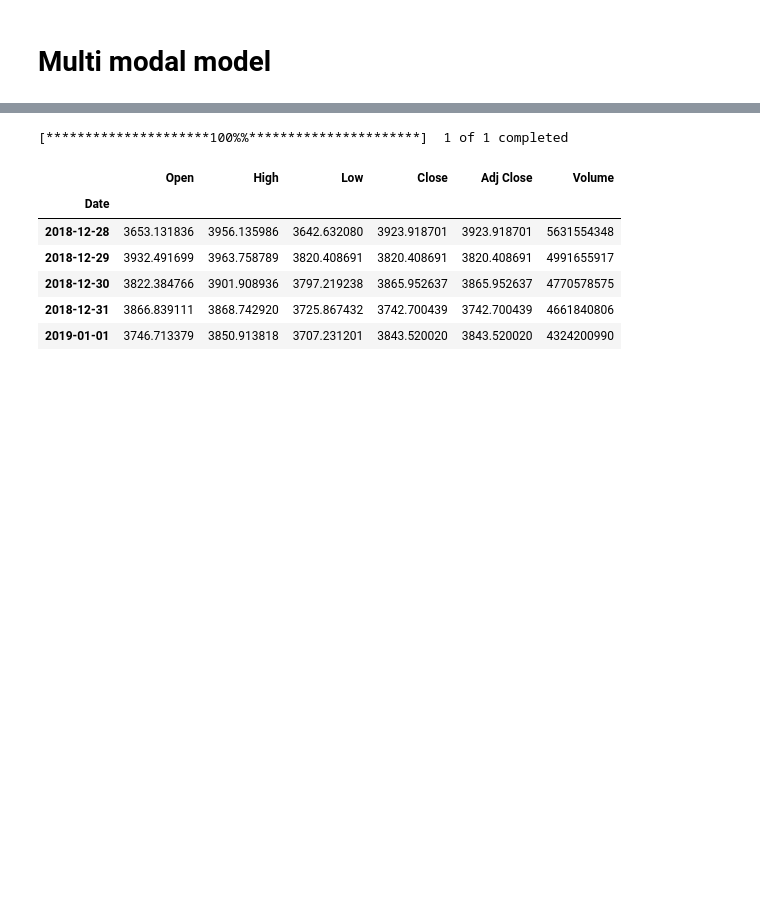
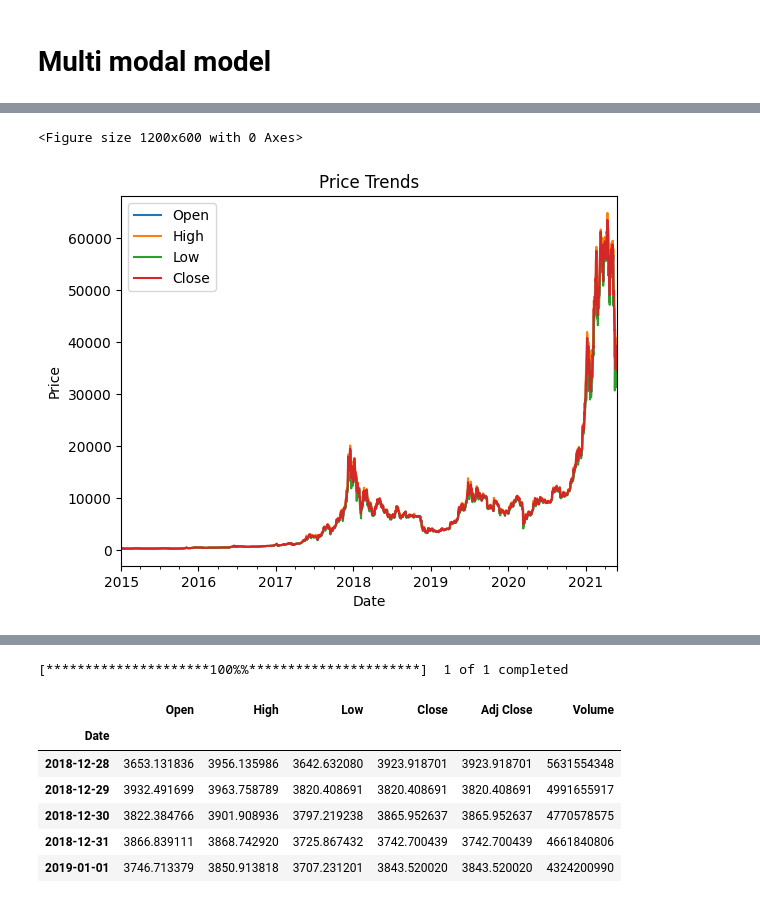
Before and after one commit to kaysho/MSc-Thesis, a Jupyter notebook: Multi_Modal_Model.ipynb, the cells around one changed output, grey strips where cells are left out. Drawn from its saved outputs; the diff is of its cells as text; code cells hidden in the pictures; blank space fills up the shorter version.

```diff
--- a/Multi_Modal_Model.ipynb
+++ b/Multi_Modal_Model.ipynb
@@ -46,0 +24,4 @@ def processTweet(tweetFeed):
+# %%
+start_date ='2015-01-01'
+end_date = '2021-05-31'
+price = yf.download("BTC-USD", start=start_date, end=end_date)
@@ -46,0 +42,5 @@ def processTweet(tweetFeed):
+# %%
+# Due to the high volatility nature of crypto currency we chose a 1 day lag
+
+lag = 1  # Number of lags
+price['Close Lagged Price'] = price['Close'].shift(lag)
@@ -46,0 +96,19 @@ def processTweet(tweetFeed):
+# %%
+window = 14  # Number of periods for RSI calculation
+
+# Calculate price changes
+delta = price['Close'].diff()
+
+# Calculate gains and losses
+gain = delta.where(delta > 0, 0)
+loss = -delta.where(delta < 0, 0)
+
+# Calculate average gains and losses
+avg_gain = gain.rolling(window=window).mean()
+avg_loss = loss.rolling(window=window).mean()
+
+# Calculate relative strength (RS) and RSI
+rs = avg_gain / avg_loss
+rsi = 100 - (100 / (1 + rs))
+
+price['rsi'] = rsi
@@ -46,0 +188,12 @@ def processTweet(tweetFeed):
+# %%
+# Plotting Open, High, Low, Close
+plt.figure(figsize=(12, 6))
+price[['Open', 'High', 'Low', 'Close']].plot()
+plt.title('Price Trends')
+plt.xlabel('Date')
+plt.ylabel('Price')
+plt.legend()
+plt.show()
+# %% [output]
+<Figure size 1200x600 with 0 Axes>
+[figure, added]
```
Also changed, not shown: parts of 65 cells of this notebook.
